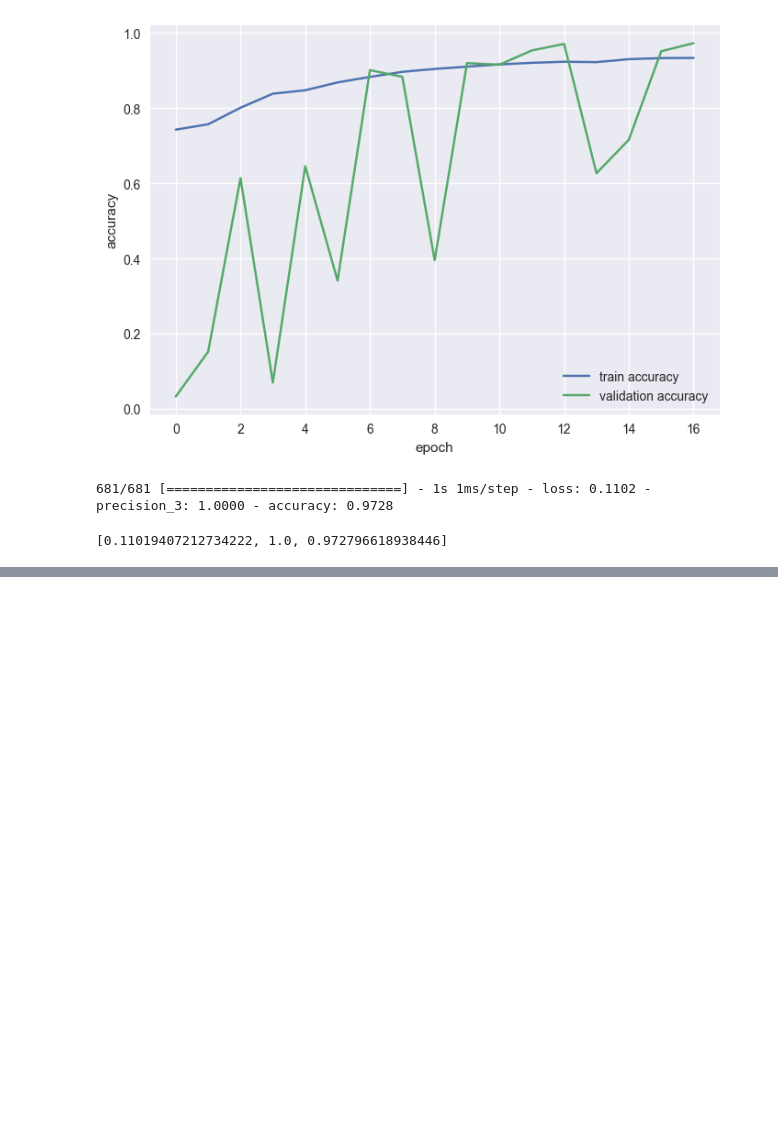
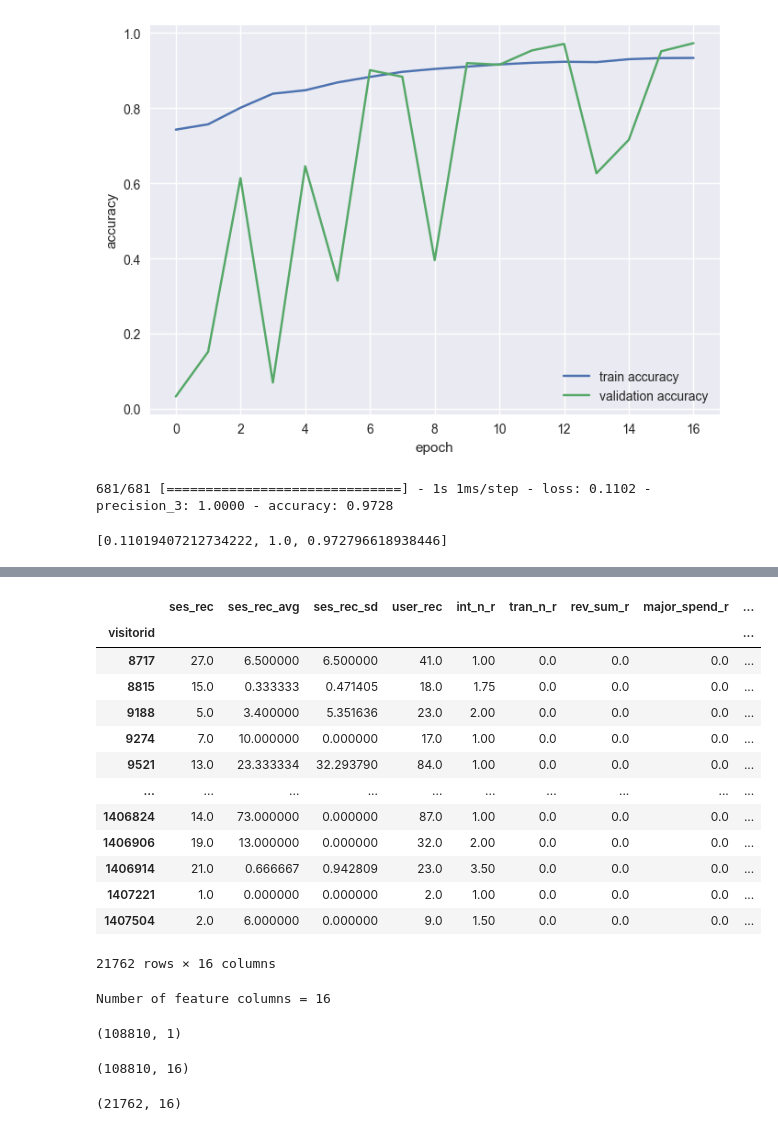
Before and after one commit to Sanvit-Katrekar/customer-churn-prediction, a Jupyter notebook: AugmentedChurn.ipynb, the cells around one changed output, grey strips where cells are left out. Drawn from its saved outputs; the diff is of its cells as text; code cells hidden in the pictures; blank space fills up the shorter version.

```diff
--- a/AugmentedChurn.ipynb
+++ b/AugmentedChurn.ipynb
@@ -240,0 +319,36 @@ acc
+# %%
+test
+# %% [output]
+|  | ses_rec | ses_rec_avg | ses_rec_sd | user_rec | int_n_r | tran_n_r | rev_sum_r | major_spend_r | ... |
+| visitorid |  |  |  |  |  |  |  |  | ... |
+| 8717 | 27.0 | 6.500000 | 6.500000 | 41.0 | 1.00 | 0.0 | 0.0 | 0.0 | ... |
+| 8815 | 15.0 | 0.333333 | 0.471405 | 18.0 | 1.75 | 0.0 | 0.0 | 0.0 | ... |
+| 9188 | 5.0 | 3.400000 | 5.351636 | 23.0 | 2.00 | 0.0 | 0.0 | 0.0 | ... |
+| 9274 | 7.0 | 10.000000 | 0.000000 | 17.0 | 1.00 | 0.0 | 0.0 | 0.0 | ... |
+| 9521 | 13.0 | 23.333334 | 32.293790 | 84.0 | 1.00 | 0.0 | 0.0 | 0.0 | ... |
+| ... | ... | ... | ... | ... | ... | ... | ... | ... | ... |
+| 1406824 | 14.0 | 73.000000 | 0.000000 | 87.0 | 1.00 | 0.0 | 0.0 | 0.0 | ... |
+| 1406906 | 19.0 | 13.000000 | 0.000000 | 32.0 | 2.00 | 0.0 | 0.0 | 0.0 | ... |
+| 1406914 | 21.0 | 0.666667 | 0.942809 | 23.0 | 3.50 | 0.0 | 0.0 | 0.0 | ... |
+| 1407221 | 1.0 | 0.000000 | 0.000000 | 2.0 | 1.00 | 0.0 | 0.0 | 0.0 | ... |
+| 1407504 | 2.0 | 6.000000 | 0.000000 | 9.0 | 1.50 | 0.0 | 0.0 | 0.0 | ... |
+21762 rows × 16 columns
+# %%
+targets = df[['target_class']].to_numpy()
+
+COLS = list(train.columns)
+print('Number of feature columns =', len(COLS) )
+# %% [output]
+Number of feature columns = 16
+# %%
+targets.shape
+# %% [output]
+(108810, 1)
+# %%
+train.shape
+# %% [output]
+(108810, 16)
+# %%
+test.shape
+# %% [output]
+(21762, 16)
```
Also changed, not shown: parts of 6 cells of this notebook.
